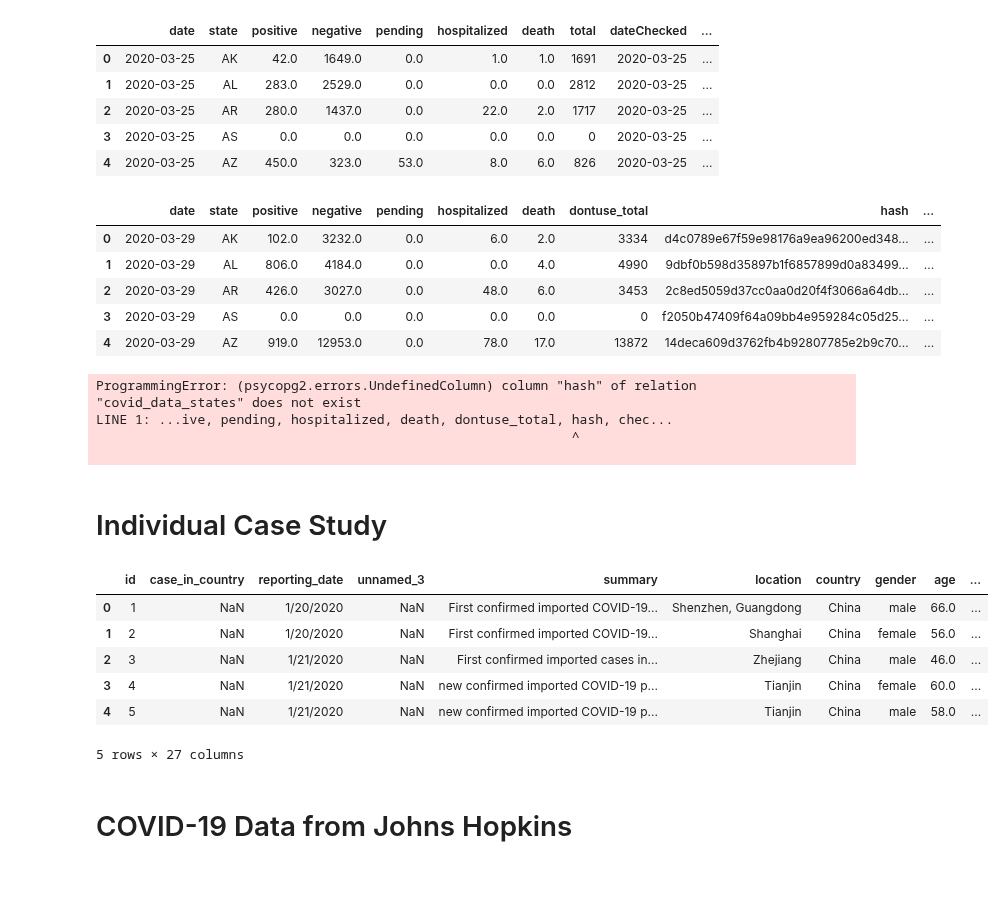
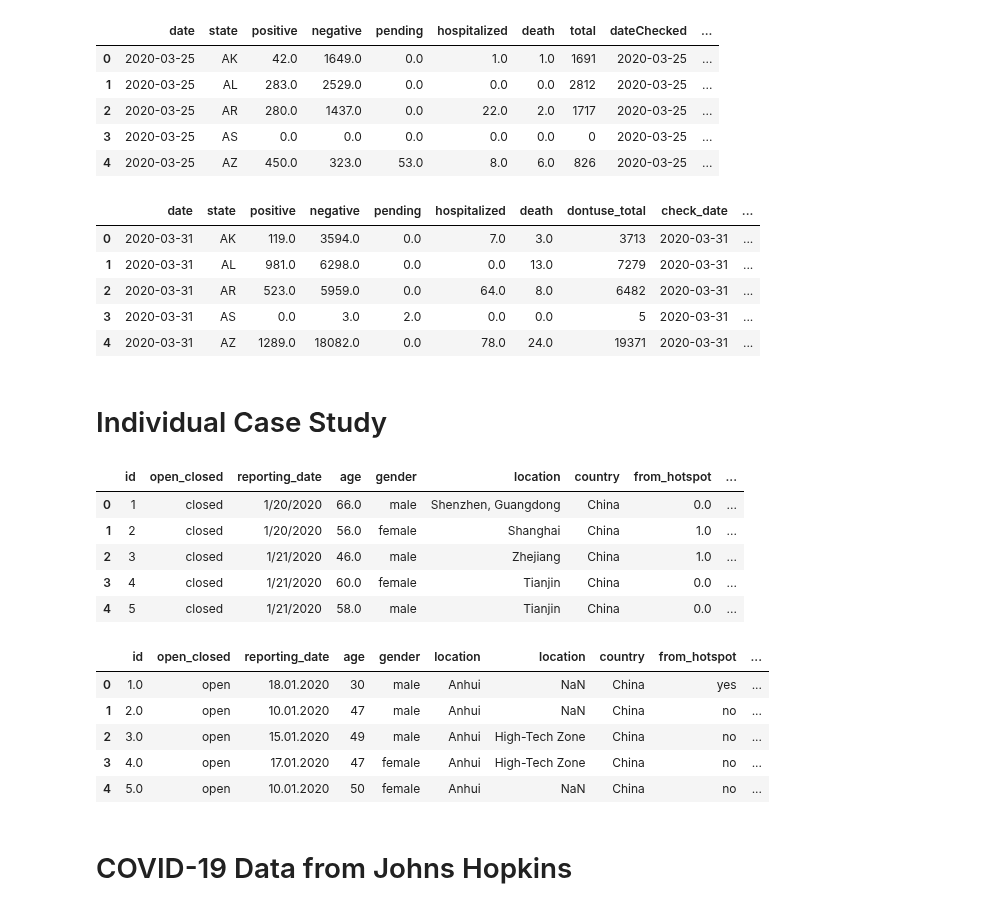
Before and after one commit to DutchDS/Final-Project, a Jupyter notebook: Leo's sandbox/static/covid_data_all.ipynb, the cells around one changed output. Cells and saved outputs as stored; diff of their text form; code cells hidden in the pictures; blank space fills up the shorter version.

```diff
--- a/Leo's sandbox/static/covid_data_all.ipynb
+++ b/Leo's sandbox/static/covid_data_all.ipynb
@@ -26,8 +26,8 @@ url_covid = 'https://raw.githubusercontent.com/CSSEGISandData/COVID-19/master/cs
 url_covid_states = 'https://raw.githubusercontent.com/COVID19Tracking/covid-tracking-data/master/data/states_daily_4pm_et.csv'
 
 # MANUALLY DOWNLOAD FIRST - url_covid_ind_cases = 'https://www.kaggle.com/sudalairajkumar/novel-corona-virus-2019-dataset#COVID19_line_list_data.csv
-# url_covid_ind_cases = os.path.join(base_output_path, 'COVID19_open_line_list.csv')
-url_covid_ind_cases = os.path.join(base_output_path, 'COVID19_line_list_data.csv')
+url_covid_ind_cases_open = os.path.join(base_output_path, 'COVID19_open_line_list.csv')
+url_covid_ind_cases_closed = os.path.join(base_output_path, 'COVID19_line_list_data.csv')
 url_tests_and_hospital = os.path.join(base_output_path, 'us_states_covid19_daily.csv')
 url_states = os.path.join(base_output_path, 'states.csv')
 url_census = os.path.join(base_output_path, 'acs2017_census_tract_data.csv')
@@ -180,40 +188,36 @@ df_covid_states = pd.read_csv(url_covid_states).fillna(0)
 
 df_covid_states['date'] = pd.to_datetime(df_covid_states['date'],format='%Y%m%d')
 df_covid_states['dateChecked'] = pd.to_datetime(df_covid_states['dateChecked']).dt.date
+df_covid_states = df_covid_states.drop(['hash'], axis=1)
 df_covid_states = df_covid_states.rename(columns = {'total':'dontuse_total','dateChecked':'check_date','totalTestResults':'total_tests','deathIncrease':'death_inc','hospitalizedIncrease':'hospital_inc','negativeIncrease':'neg_inc','positiveIncrease':'pos_inc','totalTestResultsIncrease':'tot_tests_inc'})
 df_covid_states.head()
 # %% [output]
-|  | date | state | positive | negative | pending | hospitalized | death | dontuse_total | hash | ... |
-| 0 | 2020-03-29 | AK | 102.0 | 3232.0 | 0.0 | 6.0 | 2.0 | 3334 | d4c0789e67f59e98176a9ea96200ed348... | ... |
-| 1 | 2020-03-29 | AL | 806.0 | 4184.0 | 0.0 | 0.0 | 4.0 | 4990 | 9dbf0b598d35897b1f6857899d0a83499... | ... |
-| 2 | 2020-03-29 | AR | 426.0 | 3027.0 | 0.0 | 48.0 | 6.0 | 3453 | 2c8ed5059d37cc0aa0d20f4f3066a64db... | ... |
-| 3 | 2020-03-29 | AS | 0.0 | 0.0 | 0.0 | 0.0 | 0.0 | 0 | f2050b47409f64a09bb4e959284c05d25... | ... |
-| 4 | 2020-03-29 | AZ | 919.0 | 12953.0 | 0.0 | 78.0 | 17.0 | 13872 | 14deca609d3762fb4b92807785e2b9c70... | ... |
+|  | date | state | positive | negative | pending | hospitalized | death | dontuse_total | check_date | ... |
+| 0 | 2020-03-31 | AK | 119.0 | 3594.0 | 0.0 | 7.0 | 3.0 | 3713 | 2020-03-31 | ... |
+| 1 | 2020-03-31 | AL | 981.0 | 6298.0 | 0.0 | 0.0 | 13.0 | 7279 | 2020-03-31 | ... |
+| 2 | 2020-03-31 | AR | 523.0 | 5959.0 | 0.0 | 64.0 | 8.0 | 6482 | 2020-03-31 | ... |
+| 3 | 2020-03-31 | AS | 0.0 | 3.0 | 2.0 | 0.0 | 0.0 | 5 | 2020-03-31 | ... |
+| 4 | 2020-03-31 | AZ | 1289.0 | 18082.0 | 0.0 | 78.0 | 24.0 | 19371 | 2020-03-31 | ... |
 # %%
-# engine.execute( '''TRUNCATE TABLE covid_data_all''' )
+engine.execute( '''TRUNCATE TABLE covid_data_states''' )
 df_covid_states.to_sql(name='covid_data_states', con=engine, if_exists='append', index=False)
-# %% [output]
-ProgrammingError: (psycopg2.errors.UndefinedColumn) column "hash" of relation "covid_data_states" does not exist
-LINE 1: ...ive, pending, hospitalized, death, dontuse_total, hash, chec...
-                                                             ^
-
 # %% [markdown]
 # Individual Case Study
 # %%
-# Get data about individual cases)
-df_ind_cases = pd.read_csv(url_covid_ind_cases)
-df_ind_cases = df_ind_cases.rename(columns={'wuhan(0)_not_wuhan(1)':'wuhan_1_or_0',
+# Get data about CLOSED individual cases)
+df_ind_cases_closed = pd.read_csv(url_covid_ind_cases_closed)
+df_ind_cases_closed = df_ind_cases_closed.rename(columns={'wuhan(0)_not_wuhan(1)':'wuhan_1_or_0',
                                             'reporting date': 'reporting_date','Unnamed: 3':'unnamed_3',
-                                           'If_onset_approximated':'if_onset_approximated', 'visiting Wuhan':'visit_wuhan',
-                                           'from Wuhan':'from_wuhan','Unnamed: 21':'unnamed_21','Unnamed: 22':'unnamed_22',
-                                           'Unnamed: 23':'unnamed_23','Unnamed: 24':'unnamed_24','Unnamed: 25':'unnamed_25','Unnamed: 26':'unnamed_26'})
-df_ind_cases.head()
+                                           'If_onset_approximated':'if_onset_approximated', 'visiting Wuhan':'visit_hotspot',
+                                           'from Wuhan':'from_hotspot'})
+df_ind_cases_closed['open_closed'] = 'closed'
+df_ind_cases_closed = df_ind_cases_closed[['id','open_closed','reporting_date','age','gender','location','country','from_hotspot','visit_hotspot','summary','death','symptom']]
+df_ind_cases_closed.head()
 # %% [output]
-|  | id | case_in_country | reporting_date | unnamed_3 | summary | location | country | gender | age | ... |
-| 0 | 1 | NaN | 1/20/2020 | NaN | First confirmed imported COVID-19... | Shenzhen, Guangdong | China | male | 66.0 | ... |
-| 1 | 2 | NaN | 1/20/2020 | NaN | First confirmed imported COVID-19... | Shanghai | China | female | 56.0 | ... |
-| 2 | 3 | NaN | 1/21/2020 | NaN | First confirmed imported cases in... | Zhejiang | China | male | 46.0 | ... |
-| 3 | 4 | NaN | 1/21/2020 | NaN | new confirmed imported COVID-19 p... | Tianjin | China | female | 60.0 | ... |
-| 4 | 5 | NaN | 1/21/2020 | NaN | new confirmed imported COVID-19 p... | Tianjin | China | male | 58.0 | ... |
+|  | id | open_closed | reporting_date | age | gender | location | country | from_hotspot | ... |
+| 0 | 1 | closed | 1/20/2020 | 66.0 | male | Shenzhen, Guangdong | China | 0.0 | ... |
+| 1 | 2 | closed | 1/20/2020 | 56.0 | female | Shanghai | China | 1.0 | ... |
+| 2 | 3 | closed | 1/21/2020 | 46.0 | male | Zhejiang | China | 1.0 | ... |
+| 3 | 4 | closed | 1/21/2020 | 60.0 | female | Tianjin | China | 0.0 | ... |
+| 4 | 5 | closed | 1/21/2020 | 58.0 | male | Tianjin | China | 0.0 | ... |
-5 rows × 27 columns
 # %%
@@ -221,0 +226,15 @@ df_ind_cases.to_sql(name='individual_case_data', con=engine, if_exists='append',
+# %%
+df_ind_cases_open = pd.read_csv(url_covid_ind_cases_open)
+df_ind_cases_open = df_ind_cases_open.rename(columns={'ID':'id','date_onset_symptoms': 'reporting_date','sex':'gender','province':'location',
+                                           'If_onset_approximated':'if_onset_approximated', 'wuhan(0)_not_wuhan(1)':'visit_hotspot',
+                                           'lives_in_Wuhan':'from_hotspot'})
+df_ind_cases_open['open_closed'] = 'open'
+df_ind_cases_open = df_ind_cases_open[['id','open_closed','reporting_date','age','gender','location','country','from_hotspot','visit_hotspot','outcome','symptoms','date_admission_hospital','chronic_disease']]
+df_ind_cases_open.head()
+# %% [output]
+|  | id | open_closed | reporting_date | age | gender | location | location | country | from_hotspot | ... |
+| 0 | 1.0 | open | 18.01.2020 | 30 | male | Anhui | NaN | China | yes | ... |
+| 1 | 2.0 | open | 10.01.2020 | 47 | male | Anhui | NaN | China | no | ... |
+| 2 | 3.0 | open | 15.01.2020 | 49 | male | Anhui | High-Tech Zone | China | no | ... |
+| 3 | 4.0 | open | 17.01.2020 | 47 | female | Anhui | High-Tech Zone | China | no | ... |
+| 4 | 5.0 | open | 10.01.2020 | 50 | female | Anhui | NaN | China | no | ... |
```
Also changed, not shown: parts of 13 cells of this notebook, 16 other files.
